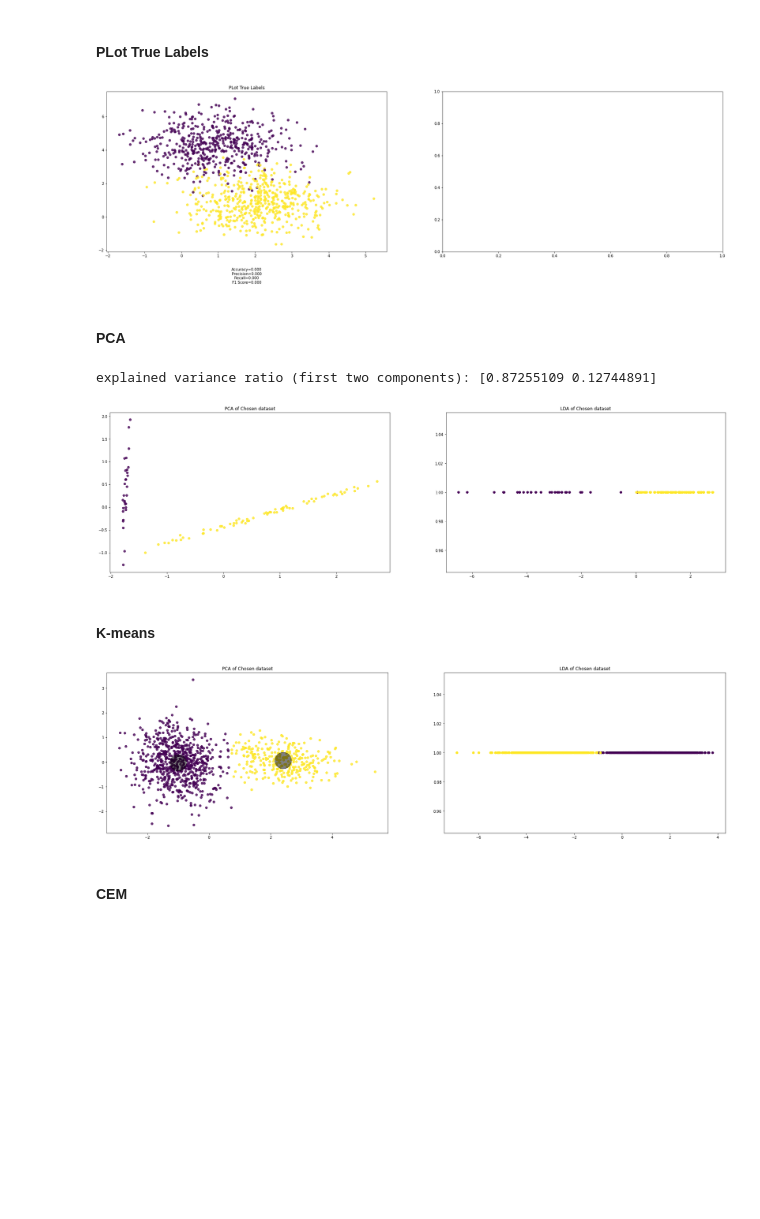
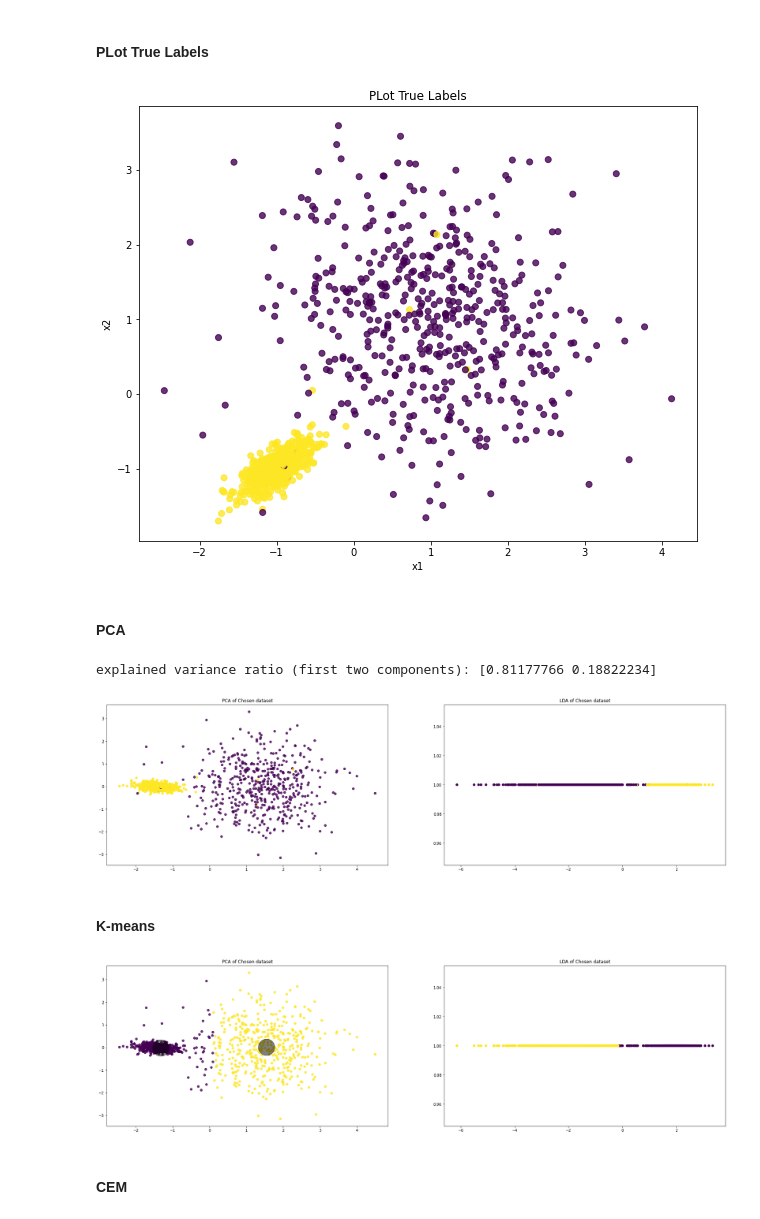
Before and after one commit to mohcineelharras/daml_project, a Jupyter notebook: project/daml_project.ipynb, the cells around one changed output. Saved outputs shown, nothing was run; the diff lists cells and outputs as text; code cells hidden in the pictures; blank space fills up the shorter version.

```diff
--- a/project/daml_project.ipynb
+++ b/project/daml_project.ipynb
@@ -882,7 +871,7 @@ Pour les données réelles, vous pouvez choisir (en motivant ce choix) une appli
 # %%
 #***************************************************************************
 #---------------------------------------------------------------------------
-Chosen=False
+Chosen=True
 if Chosen :
   #---------------------------------------------------------------------------
   url='http://archive.ics.uci.edu/ml/machine-learning-databases/00475/audit_data.zip'
@@ -899,17 +888,21 @@ else:
   #---------------------------------------------------------------------------
   X, y = make_blobs(n_samples=1000, centers=2, n_features=2,
                     random_state=0)
+
+X, y = datasets.make_classification(n_samples = 1000,n_informative= 2,n_redundant = 0,n_clusters_per_class=1,n_features = 2,n_classes = 2,class_sep=1,weights = [0.5,0.5])
 # %% [markdown]
 #### PLot True Labels
 # %%
 # Percentage of variance explained for each components
 
-f, axs = plt.subplots(1,2,figsize=(30,8))
-axs[0].scatter(X[:, 0], X[:, 1], c=y, alpha=.8,)
-axs[0].set_title('PLot True Labels')
+f, axs = plt.subplots(figsize=(10,8))
+axs.scatter(X[:, 0], X[:, 1], c=y, alpha=.8,)
+axs.set_title('PLot True Labels')
+axs.set_xlabel("x1")
+axs.set_ylabel("x2")
 plt.show()
 # %% [output]
-[figure, old version]
+[figure, new version]
 # %% [markdown]
 #### PCA
 # %%
@@ -933,11 +926,13 @@ axs[1].scatter(X_r2,np.ones(X_r2.shape[0]),c=y)
 axs[1].set_title('LDA of Chosen dataset')
 plt.show()
 # %% [output]
-explained variance ratio (first two components): [0.87255109 0.12744891]
+explained variance ratio (first two components): [0.81177766 0.18822234]
-[figure, old version]
+[figure, new version]
 # %% [markdown]
 #### K-means
 # %%
+#X_r=X
+
 kmeans = KMeans(n_clusters=2)
 kmeans.fit(X_r)
 y_kmeans = kmeans.predict(X_r)
@@ -950,7 +945,7 @@ axs[1].scatter(X_r2,np.ones(X_r2.shape[0]),c=y_kmeans)
 axs[1].set_title('LDA of Chosen dataset')
 plt.show()
 # %% [output]
-[figure, old version]
+[figure, new version]
 # %% [markdown]
 #### CEM
 # %%
```
Also changed, not shown: parts of 21 cells of this notebook.
